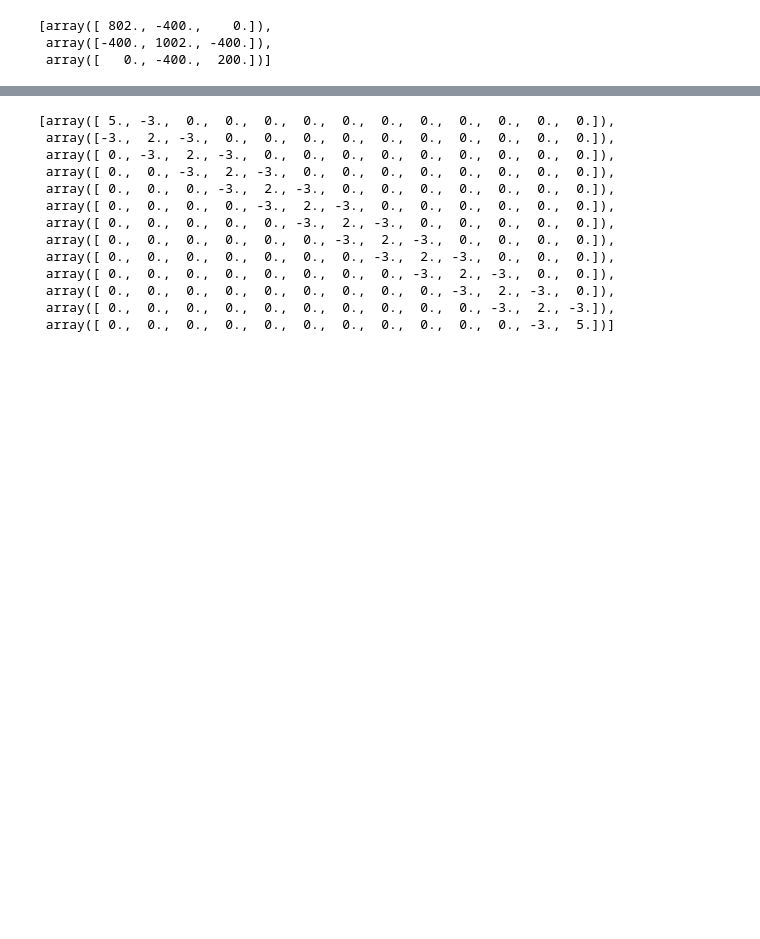
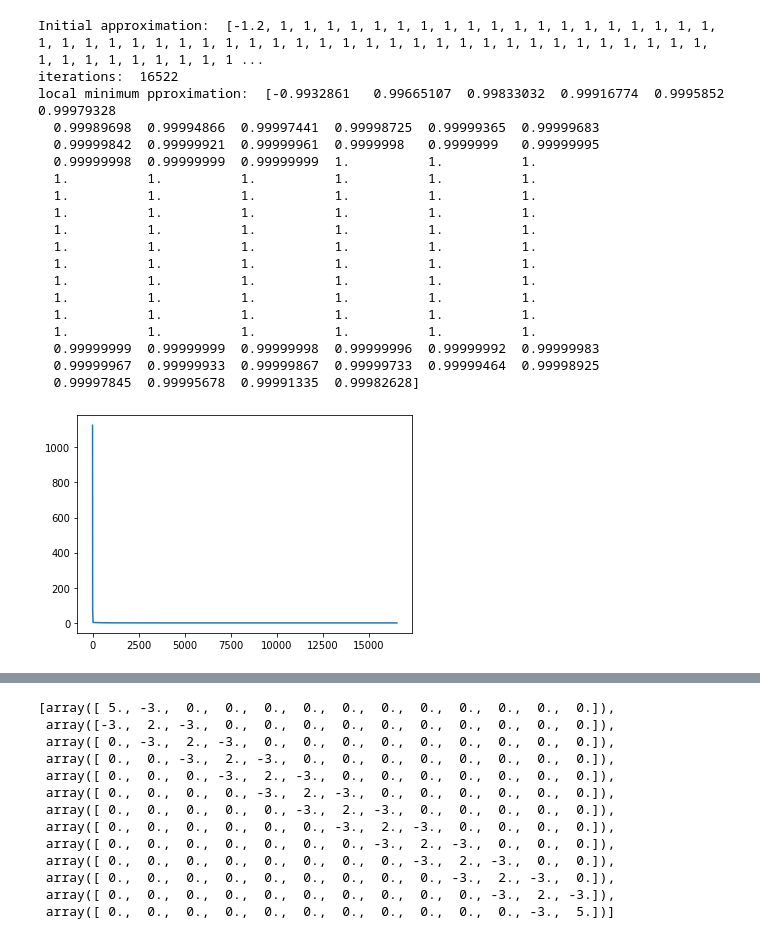
Before and after one commit to JairEsc/Mat_Apl, a Jupyter notebook: Opt_T4.ipynb, the cells around one changed output, grey strips where cells are left out. Cells and saved outputs as stored; diff of their text form; code cells hidden in the pictures; blank space fills up the shorter version.

```diff
--- a/Opt_T4.ipynb
+++ b/Opt_T4.ipynb
@@ -52,9 +80,35 @@ def Rosembrok_Hessian(X):
     D[-1]=200
     M.append(D)
     return M
-# %%
-Rosembrok_Hessian([1,1,1])
-# %% [output]
-[array([ 802., -400.,    0.]),
- array([-400., 1002., -400.]),
- array([   0., -400.,  200.])]
+# %%
+#Grafica
+x_0=[]
+x_0.append(-1.2)
+n=100
+for i in range(1,n-2):
+    x_0.append(1)
+x_0.append(-1.2)
+x_0.append(1)
+#print("local minimum pproximation: ",Steepest_descent(alpha=0.001,x_0=x_0,f=Rosembrok,grad_f=Rosembrok_grad,pr='True'))#Si ploteo G[200:-1] se ve mas bonito.
+#print("local minimum pproximation: ",Steepest_descent(alpha=0.001,x_0=[-1.2,1],f=Rosembrok,grad_f=Rosembrok_grad,pr='True'))#Si ploteo G[200:-1] se ve mas bonito.
+# %% [output]
+Initial approximation:  [-1.2, 1, 1, 1, 1, 1, 1, 1, 1, 1, 1, 1, 1, 1, 1, 1, 1, 1, 1, 1, 1, 1, 1, 1, 1, 1, 1, 1, 1, 1, 1, 1, 1, 1, 1, 1, 1, 1, 1, 1, 1, 1, 1, 1, 1, 1, 1, 1, 1, 1, 1, 1, 1, 1, 1, 1, 1, 1 ...
+iterations:  16522
+local minimum pproximation:  [-0.9932861   0.99665107  0.99833032  0.99916774  0.9995852   0.99979328
+  0.99989698  0.99994866  0.99997441  0.99998725  0.99999365  0.99999683
+  0.99999842  0.99999921  0.99999961  0.9999998   0.9999999   0.99999995
+  0.99999998  0.99999999  0.99999999  1.          1.          1.
+  1.          1.          1.          1.          1.          1.
+  1.          1.          1.          1.          1.          1.
+  1.          1.          1.          1.          1.          1.
+  1.          1.          1.          1.          1.          1.
+  1.          1.          1.          1.          1.          1.
+  1.          1.          1.          1.          1.          1.
+  1.          1.          1.          1.          1.          1.
+  1.          1.          1.          1.          1.          1.
+  1.          1.          1.          1.          1.          1.
+  1.          1.          1.          1.          1.          1.
+  0.99999999  0.99999999  0.99999998  0.99999996  0.99999992  0.99999983
+  0.99999967  0.99999933  0.99999867  0.99999733  0.99999464  0.99998925
+  0.99997845  0.99995678  0.99991335  0.99982628]
+[figure, added]
```
Also changed, not shown: parts of 10 cells of this notebook.
